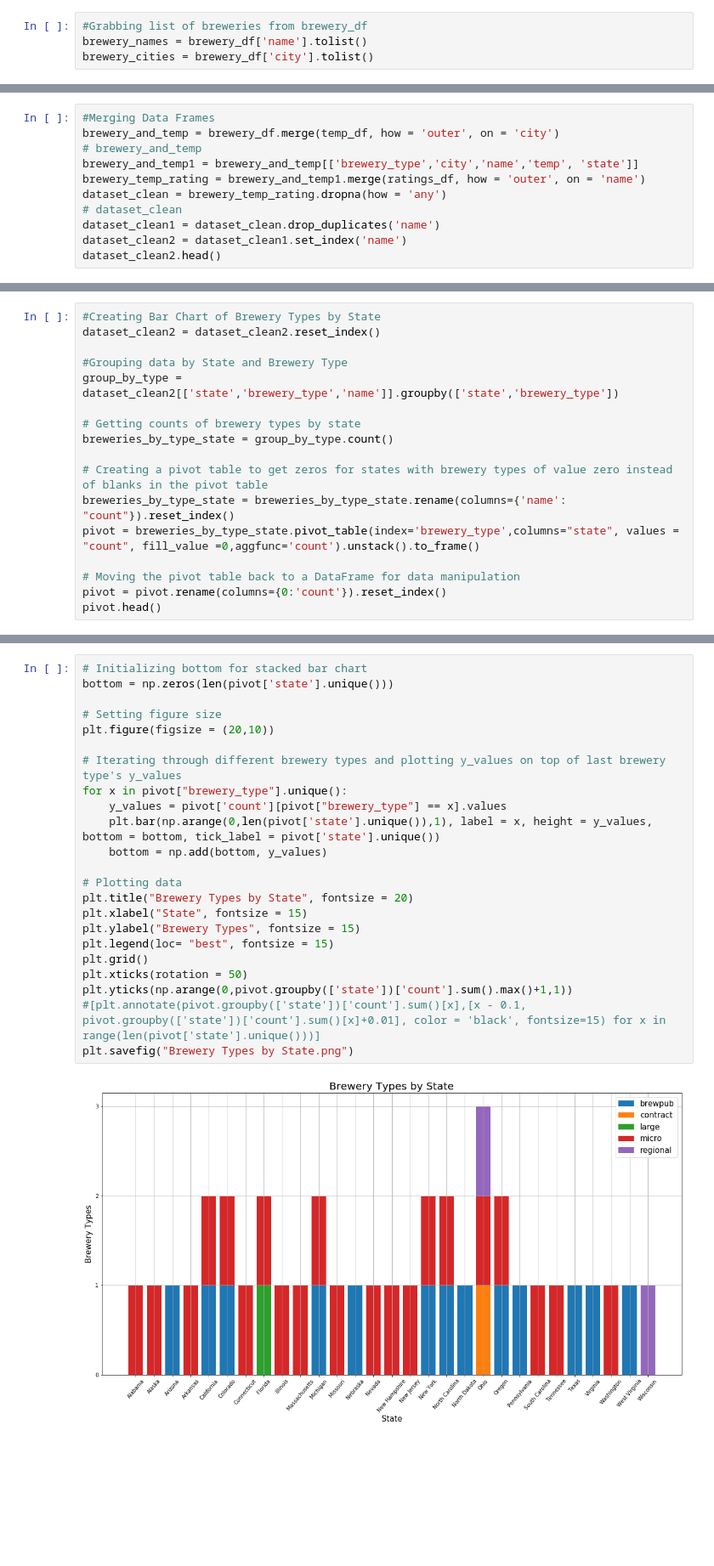
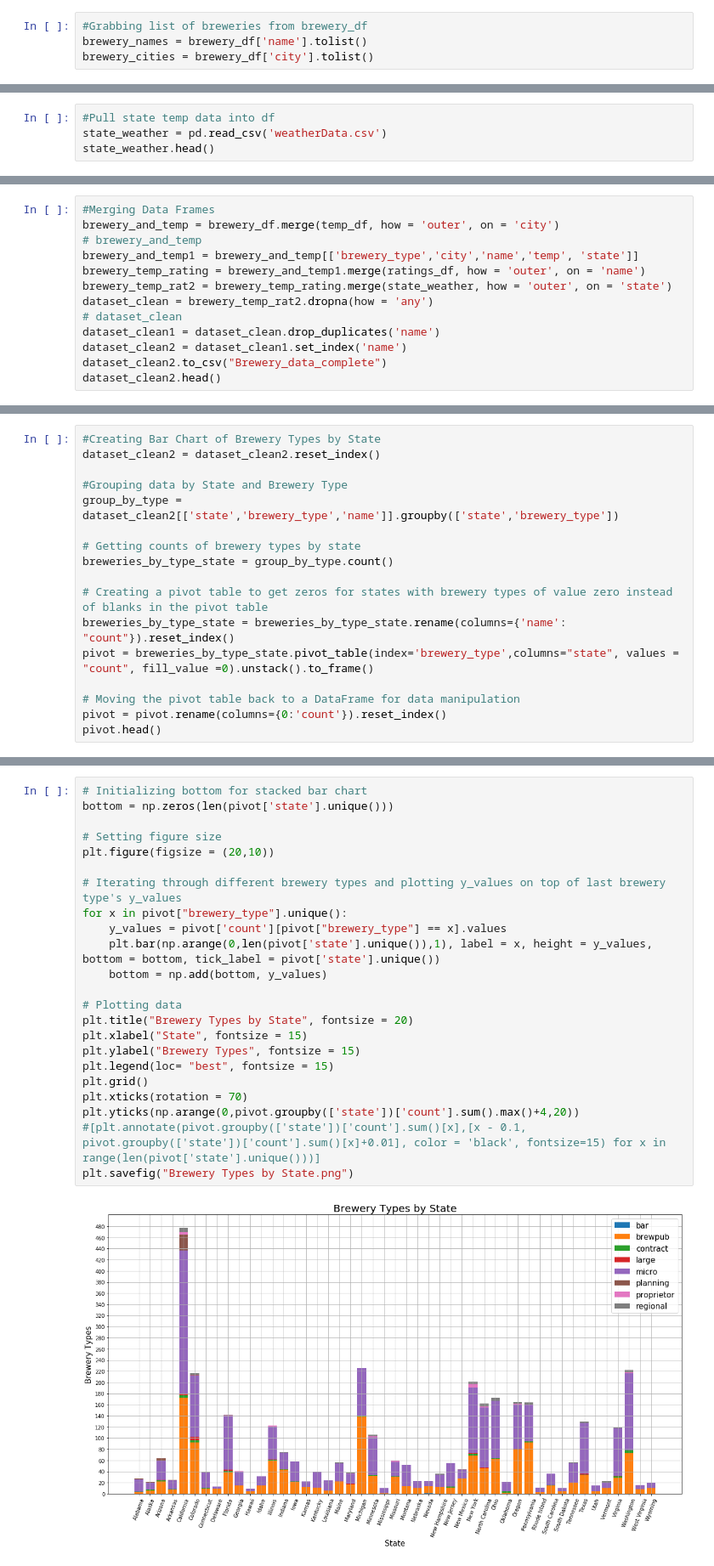
Before and after one commit to gmurphy794/InfoBeermatics, a Jupyter notebook: Beer Project Clean.ipynb, the cells around one changed output, grey strips where cells are left out. Shown at 85% size. Saved outputs shown, nothing was run; the diff lists cells and outputs as text; blank space fills up the shorter version.

```diff
--- a/Beer Project Clean.ipynb
+++ b/Beer Project Clean.ipynb
@@ -212,0 +213,4 @@ ratings_df.head()
+# %%
+#Pull state temp data into df
+state_weather = pd.read_csv('weatherData.csv')
+state_weather.head()
@@ -216,9 +227,11 @@ brewery_and_temp = brewery_df.merge(temp_df, how = 'outer', on = 'city')
 # brewery_and_temp
 brewery_and_temp1 = brewery_and_temp[['brewery_type','city','name','temp', 'state']]
 brewery_temp_rating = brewery_and_temp1.merge(ratings_df, how = 'outer', on = 'name')
-dataset_clean = brewery_temp_rating.dropna(how = 'any')
+brewery_temp_rat2 = brewery_temp_rating.merge(state_weather, how = 'outer', on = 'state')
+dataset_clean = brewery_temp_rat2.dropna(how = 'any')
 # dataset_clean
 dataset_clean1 = dataset_clean.drop_duplicates('name')
 dataset_clean2 = dataset_clean1.set_index('name')
+dataset_clean2.to_csv("Brewery_data_complete")
 dataset_clean2.head()
 # %% [output]
@@ -281,7 +305,7 @@ breweries_by_type_state = group_by_type.count()
 
 # Creating a pivot table to get zeros for states with brewery types of value zero instead of blanks in the pivot table
 breweries_by_type_state = breweries_by_type_state.rename(columns={'name': "count"}).reset_index()
-pivot = breweries_by_type_state.pivot_table(index='brewery_type',columns="state", values = "count", fill_value =0,aggfunc='count').unstack().to_frame()
+pivot = breweries_by_type_state.pivot_table(index='brewery_type',columns="state", values = "count", fill_value =0).unstack().to_frame()
 
 # Moving the pivot table back to a DataFrame for data manipulation
 pivot = pivot.rename(columns={0:'count'}).reset_index()
@@ -296,25 +320,25 @@ pivot.head()
 # %%
 # Initializing bottom for stacked bar chart
 bottom = np.zeros(len(pivot['state'].unique()))
 
 # Setting figure size
 plt.figure(figsize = (20,10))
 
 # Iterating through different brewery types and plotting y_values on top of last brewery type's y_values
 for x in pivot["brewery_type"].unique():
     y_values = pivot['count'][pivot["brewery_type"] == x].values
     plt.bar(np.arange(0,len(pivot['state'].unique()),1), label = x, height = y_values, bottom = bottom, tick_label = pivot['state'].unique())
     bottom = np.add(bottom, y_values)
 
 # Plotting data
 plt.title("Brewery Types by State", fontsize = 20)
 plt.xlabel("State", fontsize = 15)
 plt.ylabel("Brewery Types", fontsize = 15)
 plt.legend(loc= "best", fontsize = 15)
 plt.grid()
-plt.xticks(rotation = 50)
-plt.yticks(np.arange(0,pivot.groupby(['state'])['count'].sum().max()+1,1))
+plt.xticks(rotation = 70)
+plt.yticks(np.arange(0,pivot.groupby(['state'])['count'].sum().max()+4,20))
 #[plt.annotate(pivot.groupby(['state'])['count'].sum()[x],[x - 0.1, pivot.groupby(['state'])['count'].sum()[x]+0.01], color = 'black', fontsize=15) for x in range(len(pivot['state'].unique()))]
 plt.savefig("Brewery Types by State.png")
 # %% [output]
-[figure, old version]
+[figure, new version]
```
Also changed, not shown: parts of 17 cells of this notebook, 10 other files.
